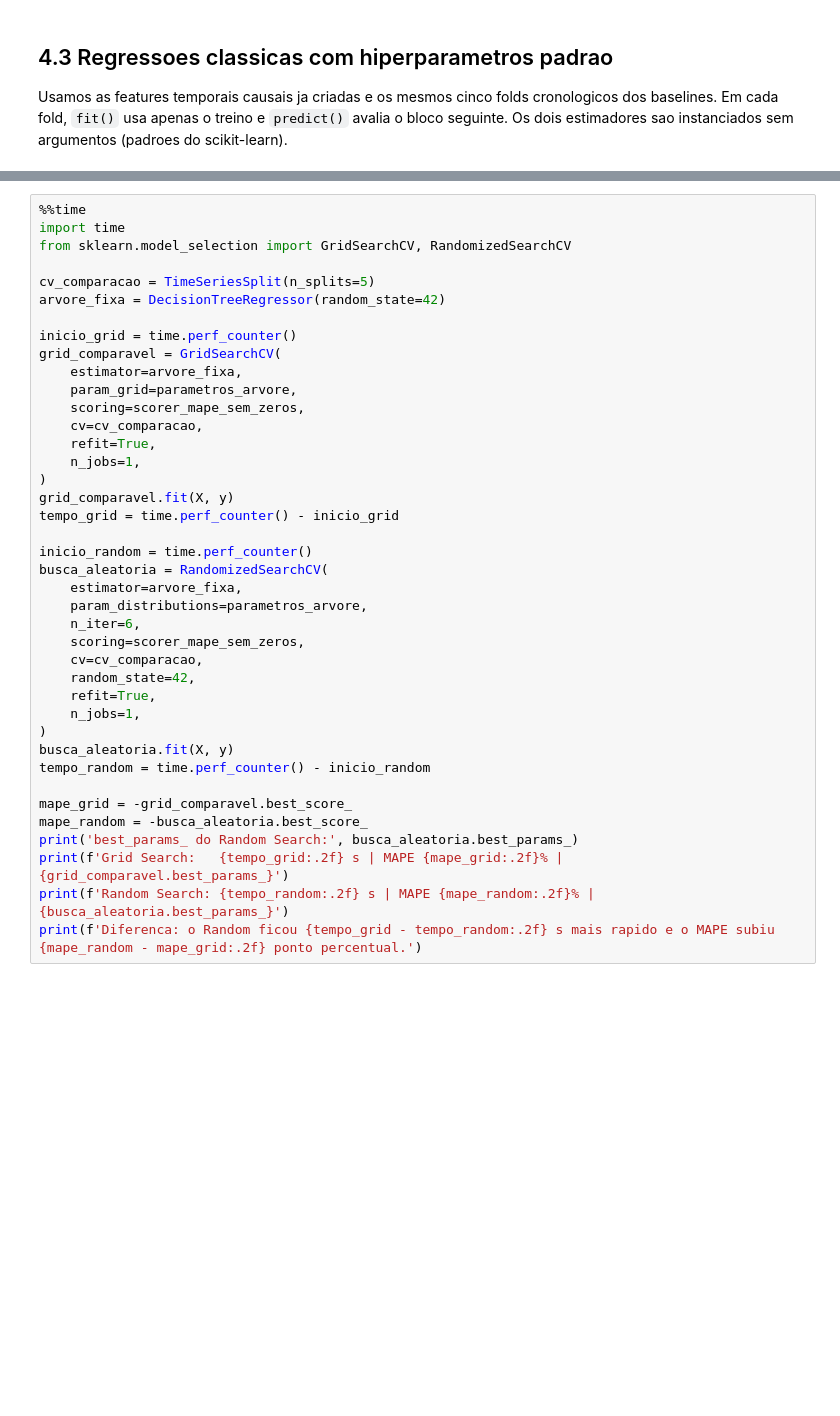
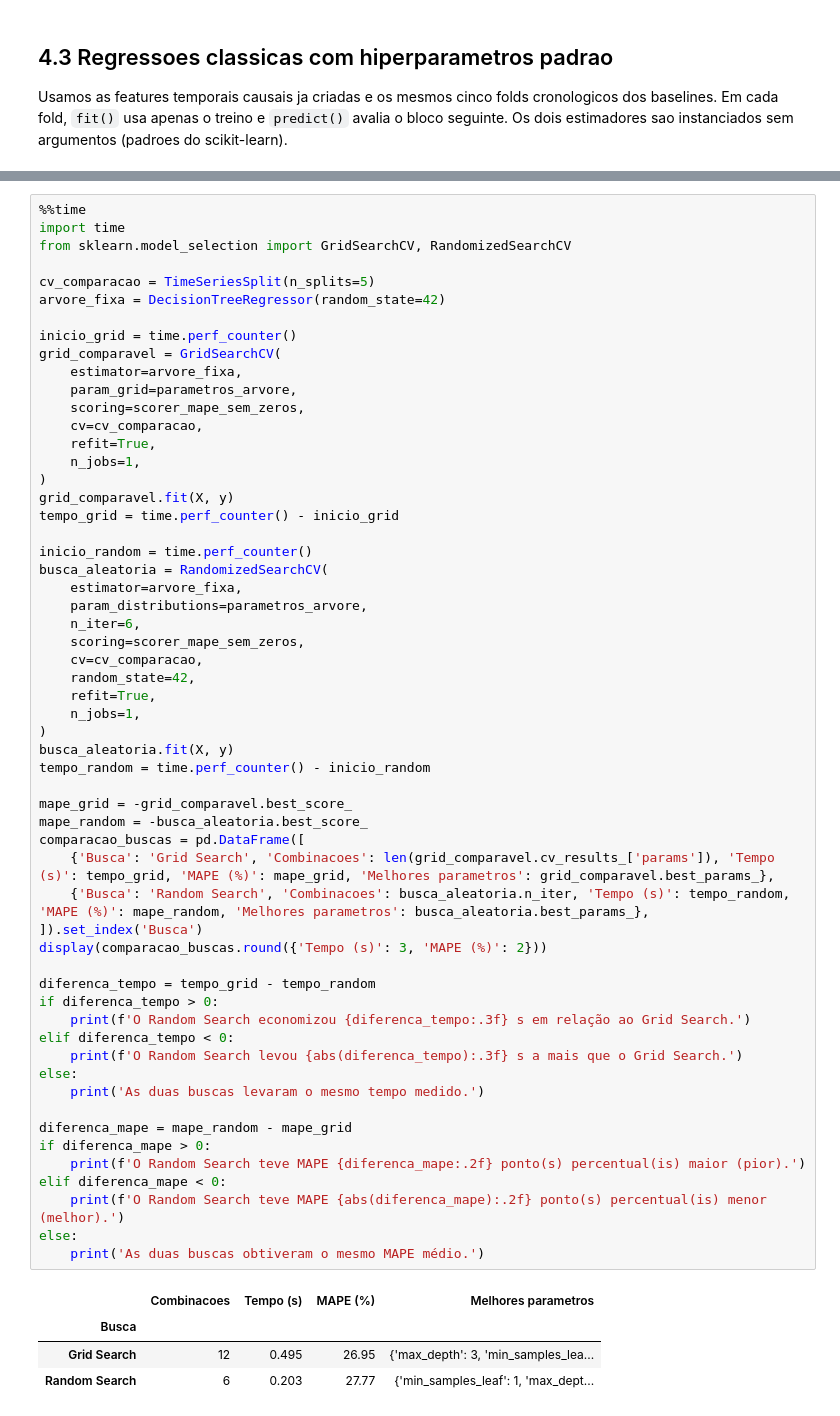
Before and after one commit to Henrique-Estrela/mecaniQA-joao-pessoa, a Jupyter notebook: mecaniqa_joao_pessoa.ipynb, the cells around one changed output, grey strips where cells are left out. Cells and saved outputs as stored; diff of their text form; blank space fills up the shorter version.

```diff
--- a/mecaniqa_joao_pessoa.ipynb
+++ b/mecaniqa_joao_pessoa.ipynb
@@ -580,34 +570,56 @@ cv_comparacao = TimeSeriesSplit(n_splits=5)
 arvore_fixa = DecisionTreeRegressor(random_state=42)
 
 inicio_grid = time.perf_counter()
 grid_comparavel = GridSearchCV(
     estimator=arvore_fixa,
     param_grid=parametros_arvore,
     scoring=scorer_mape_sem_zeros,
     cv=cv_comparacao,
     refit=True,
     n_jobs=1,
 )
 grid_comparavel.fit(X, y)
 tempo_grid = time.perf_counter() - inicio_grid
 
 inicio_random = time.perf_counter()
 busca_aleatoria = RandomizedSearchCV(
     estimator=arvore_fixa,
     param_distributions=parametros_arvore,
     n_iter=6,
     scoring=scorer_mape_sem_zeros,
     cv=cv_comparacao,
     random_state=42,
     refit=True,
     n_jobs=1,
 )
 busca_aleatoria.fit(X, y)
 tempo_random = time.perf_counter() - inicio_random
 
 mape_grid = -grid_comparavel.best_score_
 mape_random = -busca_aleatoria.best_score_
-print('best_params_ do Random Search:', busca_aleatoria.best_params_)
-print(f'Grid Search:   {tempo_grid:.2f} s | MAPE {mape_grid:.2f}% | {grid_comparavel.best_params_}')
-print(f'Random Search: {tempo_random:.2f} s | MAPE {mape_random:.2f}% | {busca_aleatoria.best_params_}')
-print(f'Diferenca: o Random ficou {tempo_grid - tempo_random:.2f} s mais rapido e o MAPE subiu {mape_random - mape_grid:.2f} ponto percentual.')
+comparacao_buscas = pd.DataFrame([
+    {'Busca': 'Grid Search', 'Combinacoes': len(grid_comparavel.cv_results_['params']), 'Tempo (s)': tempo_grid, 'MAPE (%)': mape_grid, 'Melhores parametros': grid_comparavel.best_params_},
+    {'Busca': 'Random Search', 'Combinacoes': busca_aleatoria.n_iter, 'Tempo (s)': tempo_random, 'MAPE (%)': mape_random, 'Melhores parametros': busca_aleatoria.best_params_},
+]).set_index('Busca')
+display(comparacao_buscas.round({'Tempo (s)': 3, 'MAPE (%)': 2}))
+
+diferenca_tempo = tempo_grid - tempo_random
+if diferenca_tempo > 0:
+    print(f'O Random Search economizou {diferenca_tempo:.3f} s em relação ao Grid Search.')
+elif diferenca_tempo < 0:
+    print(f'O Random Search levou {abs(diferenca_tempo):.3f} s a mais que o Grid Search.')
+else:
+    print('As duas buscas levaram o mesmo tempo medido.')
+
+diferenca_mape = mape_random - mape_grid
+if diferenca_mape > 0:
+    print(f'O Random Search teve MAPE {diferenca_mape:.2f} ponto(s) percentual(is) maior (pior).')
+elif diferenca_mape < 0:
+    print(f'O Random Search teve MAPE {abs(diferenca_mape):.2f} ponto(s) percentual(is) menor (melhor).')
+else:
+    print('As duas buscas obtiveram o mesmo MAPE médio.')
+# %% [output]
+|  | Combinacoes | Tempo (s) | MAPE (%) | Melhores parametros |
+| Busca |  |  |  |  |
+| Grid Search | 12 | 0.495 | 26.95 | {'max_depth': 3, 'min_samples_lea... |
+| Random Search | 6 | 0.203 | 27.77 | {'min_samples_leaf': 1, 'max_dept... |
```
Also changed, not shown: parts of 12 cells of this notebook, 2 other files.
